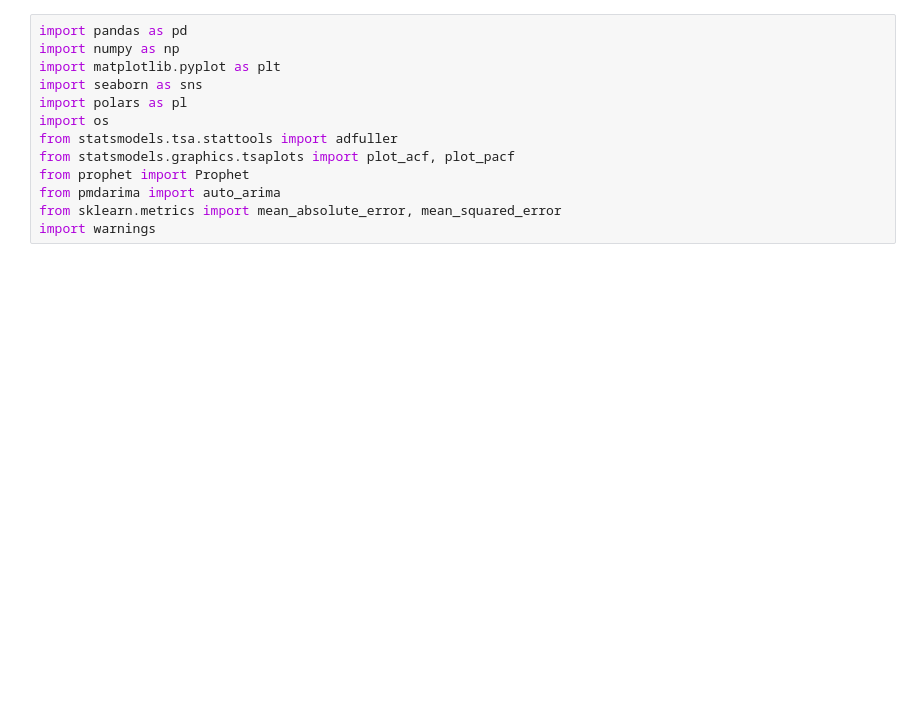
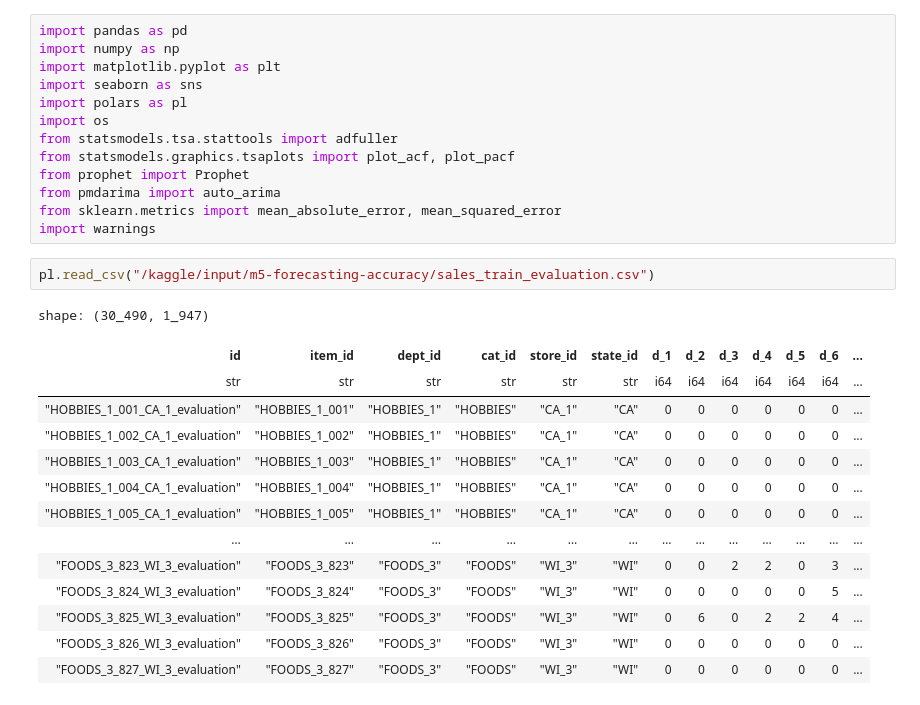
Before and after one commit to jayshrivastava0/SmartSupplyRL, a Jupyter notebook: Sanity_Check.ipynb, the cells around one changed output. Drawn from its saved outputs; the diff is of its cells as text; blank space fills up the shorter version.

```diff
--- a/Sanity_Check.ipynb
+++ b/Sanity_Check.ipynb
@@ -35,4 +30,21 @@ from prophet import Prophet
 from pmdarima import auto_arima
 from sklearn.metrics import mean_absolute_error, mean_squared_error
 import warnings
+# %%
+pl.read_csv("/kaggle/input/m5-forecasting-accuracy/sales_train_evaluation.csv")
+# %% [output]
+shape: (30_490, 1_947)
+| id | item_id | dept_id | cat_id | store_id | state_id | d_1 | d_2 | d_3 | d_4 | d_5 | d_6 | ... |
+| str | str | str | str | str | str | i64 | i64 | i64 | i64 | i64 | i64 | ... |
+| "HOBBIES_1_001_CA_1_evaluation" | "HOBBIES_1_001" | "HOBBIES_1" | "HOBBIES" | "CA_1" | "CA" | 0 | 0 | 0 | 0 | 0 | 0 | ... |
+| "HOBBIES_1_002_CA_1_evaluation" | "HOBBIES_1_002" | "HOBBIES_1" | "HOBBIES" | "CA_1" | "CA" | 0 | 0 | 0 | 0 | 0 | 0 | ... |
+| "HOBBIES_1_003_CA_1_evaluation" | "HOBBIES_1_003" | "HOBBIES_1" | "HOBBIES" | "CA_1" | "CA" | 0 | 0 | 0 | 0 | 0 | 0 | ... |
+| "HOBBIES_1_004_CA_1_evaluation" | "HOBBIES_1_004" | "HOBBIES_1" | "HOBBIES" | "CA_1" | "CA" | 0 | 0 | 0 | 0 | 0 | 0 | ... |
+| "HOBBIES_1_005_CA_1_evaluation" | "HOBBIES_1_005" | "HOBBIES_1" | "HOBBIES" | "CA_1" | "CA" | 0 | 0 | 0 | 0 | 0 | 0 | ... |
+| … | … | … | … | … | … | … | … | … | … | … | … | ... |
+| "FOODS_3_823_WI_3_evaluation" | "FOODS_3_823" | "FOODS_3" | "FOODS" | "WI_3" | "WI" | 0 | 0 | 2 | 2 | 0 | 3 | ... |
+| "FOODS_3_824_WI_3_evaluation" | "FOODS_3_824" | "FOODS_3" | "FOODS" | "WI_3" | "WI" | 0 | 0 | 0 | 0 | 0 | 5 | ... |
+| "FOODS_3_825_WI_3_evaluation" | "FOODS_3_825" | "FOODS_3" | "FOODS" | "WI_3" | "WI" | 0 | 6 | 0 | 2 | 2 | 4 | ... |
+| "FOODS_3_826_WI_3_evaluation" | "FOODS_3_826" | "FOODS_3" | "FOODS" | "WI_3" | "WI" | 0 | 0 | 0 | 0 | 0 | 0 | ... |
+| "FOODS_3_827_WI_3_evaluation" | "FOODS_3_827" | "FOODS_3" | "FOODS" | "WI_3" | "WI" | 0 | 0 | 0 | 0 | 0 | 0 | ... |
 # %%
```
Also changed, not shown: parts of 9 cells of this notebook.
